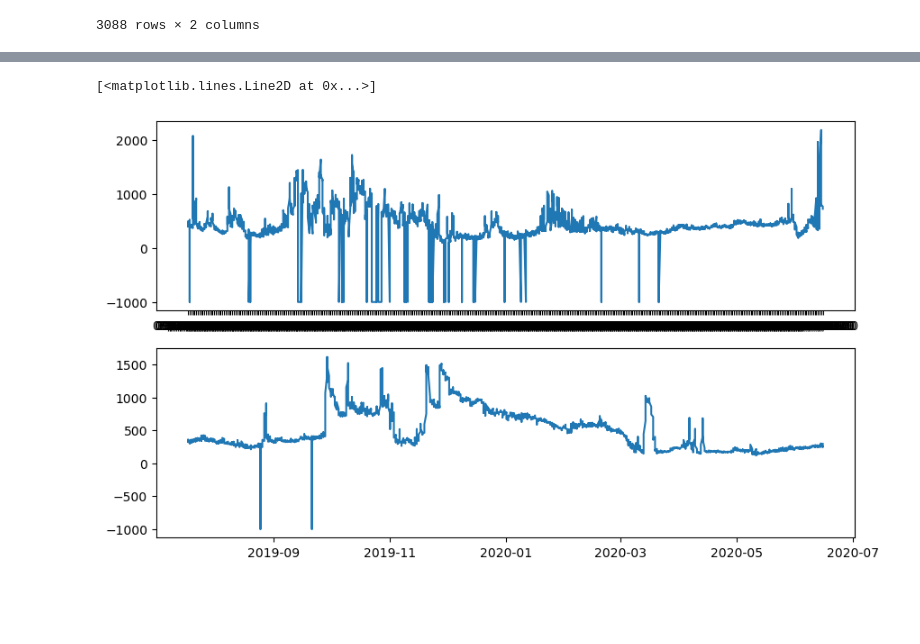
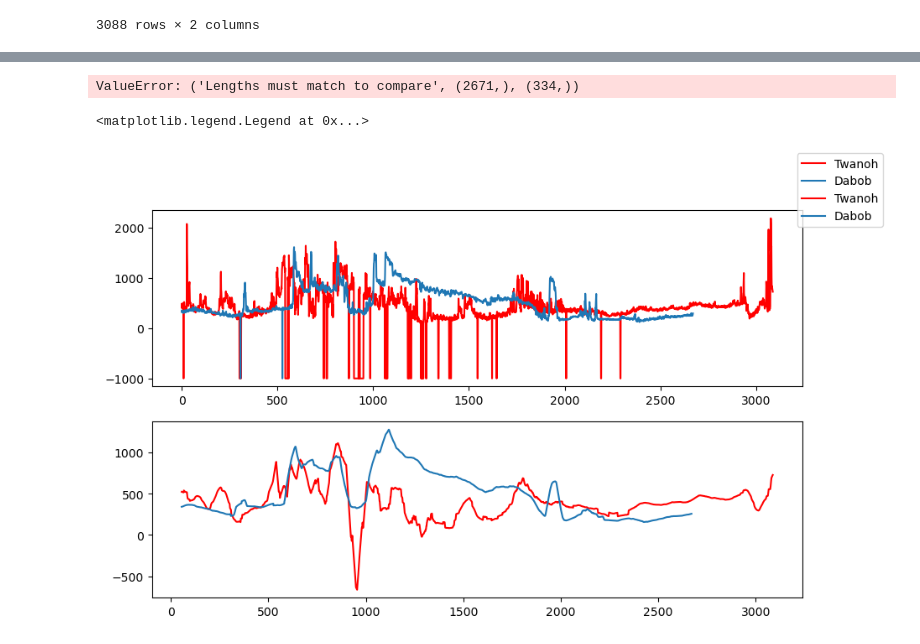
Before and after one commit to Lbh22GitHub/Harris.L_FinalProject, a Jupyter notebook: final.ipynb, the cells around one changed output, grey strips where cells are left out. Cells and saved outputs as stored; diff of their text form; code cells hidden in the pictures; blank space fills up the shorter version.

```diff
--- a/final.ipynb
+++ b/final.ipynb
@@ -62,3 +62,8 @@ display(twanoh_df)
 | 3086 | 2020-10-15 | 753.4 |
 | 3087 | 2020-10-15 | 726.1 |
 3088 rows × 2 columns
+# %%
+# rolling mean
+twanoh_df['weekly_conc'] = twanoh_df['xCO2 SW (dry) (umol/mol)'].rolling(8*7).mean()
+dabob_df['weekly_conc'] = dabob_df['xCO2 SW (dry) (umol/mol)'].rolling(8*7).mean()
+display(twanoh_df)
@@ -68,28 +87,33 @@ display(twanoh_df)
 dabob_df_dates = pd.unique(dabob_df['Date'].values)
 twanoh_df_dates = pd.unique(twanoh_df['Date'].values)
 
-round_temps=[]
+round_dabob=[]
 round_sal = []
 for dates in dabob_df_dates:
     #find mean of temp
-    mean_temps = pd.mean(dabob_df.loc[dabob_df['Date']==dabob_df_dates, 'Dabob'])
+    mean_temps = np.mean(dabob_df.loc[dabob_df['Date']==dabob_df_dates, 'Dabob'])
     round_temps.append(mean_temps)
 #twanoh_dabob = pd.concat([twanoh_df,dabob_df],axis=1,join='outer')
+# %% [output]
+ValueError: ('Lengths must match to compare', (2671,), (334,))
 # %%
 # plot twanoh and dabob_df
 fig,axs = plt.subplots(figsize=(10,6), nrows=2,sharex=False)
-axs[0].plot(twanoh_df.index.values,twanoh_df['xCO2 SW (dry) (umol/mol)'].values,label = '0')
-axs[1].plot(dabob_df.index.values,dabob_df['xCO2 SW (dry) (umol/mol)'].values,label = '1')
+axs[0].plot(twanoh_df.index.values,twanoh_df['xCO2 SW (dry) (umol/mol)'].values,label = 'Twanoh',color = 'red')
+axs[1].plot(twanoh_df.index.values,twanoh_df['weekly_conc'].values,label = 'Twanoh',color='red')
+axs[0].plot(dabob_df.index.values,dabob_df['xCO2 SW (dry) (umol/mol)'].values,label = 'Dabob')
+axs[1].plot(dabob_df.index.values,dabob_df['weekly_conc'].values,label = 'Dabob')
+fig.legend()
 #fig,axs = plt.subplots(figsize=(10,6))
 #axs.plot(dabob_df['Date'],dabob_df['MAPCO2 %O2'])
 #axs.plot(x,y2,marker='.',c='red')
 #axs.set_ylabel('Oxygen')
 #axs.set_xlabel('Time')
 #axs.set_title('Oxygen Levels in North Hood Canal over Time')
 #axs.grid()
 # %% [output]
-[<matplotlib.lines.Line2D at 0x...>]
+<matplotlib.legend.Legend at 0x...>
-[figure, old version]
+[figure, new version]
 # %%
 # Ndata
 oxygen_Ndata = np.genfromtxt(Ndata_filepath,skip_header=2,usecols=(10)) # y axis
```
Also changed, not shown: parts of 1 cell of this notebook, 5 other files.
